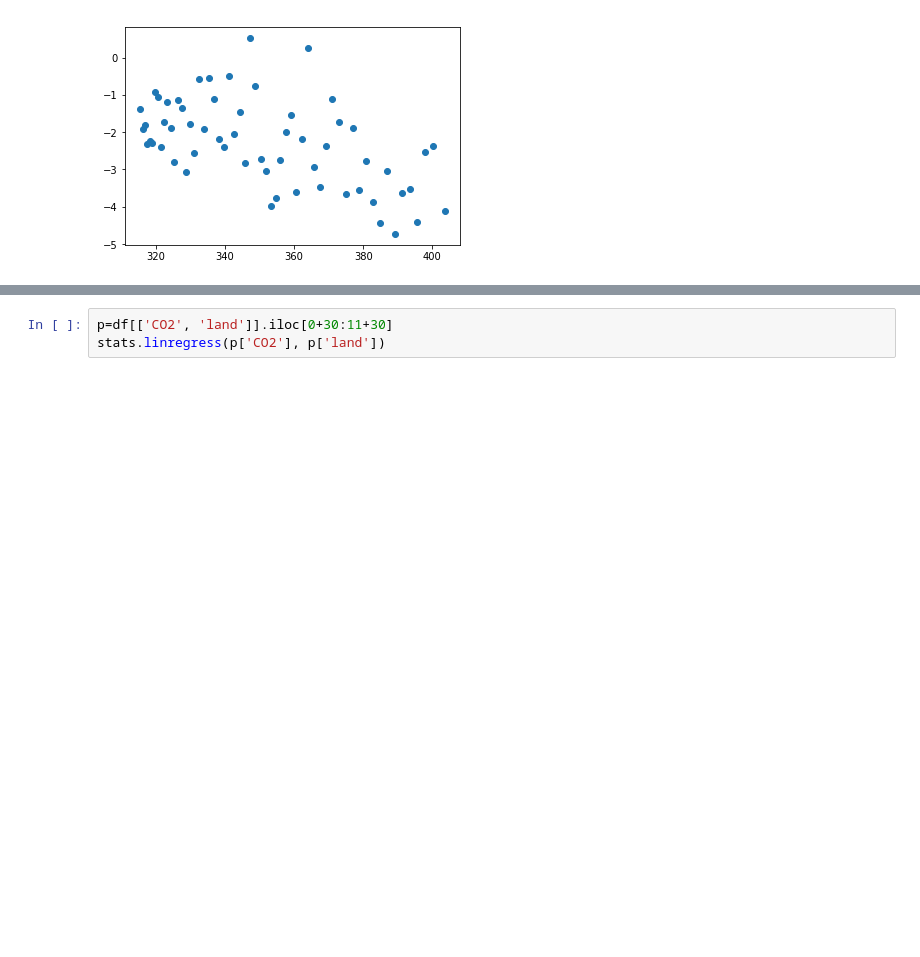
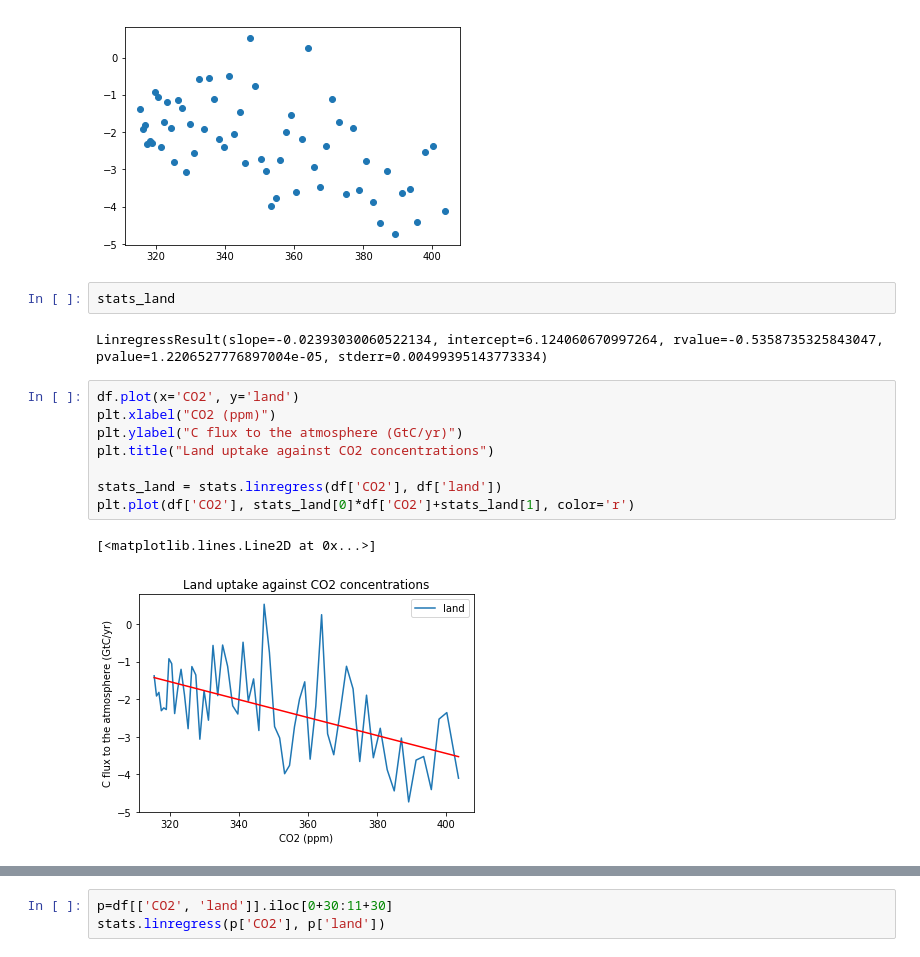
Before and after one commit to rursino/carbon-cycle-feedbacks, a Jupyter notebook: Peylin_flux/Notebooks/CO2_reg.ipynb, the cells around one changed output, grey strips where cells are left out. Drawn from its saved outputs; the diff is of its cells as text; blank space fills up the shorter version.

```diff
--- a/Peylin_flux/Notebooks/CO2_reg.ipynb
+++ b/Peylin_flux/Notebooks/CO2_reg.ipynb
@@ -66,3 +66,18 @@ plt.scatter(df.CO2, df['land'])
 # %% [output]
 <matplotlib.collections.PathCollection at 0x...>
 [figure]
+# %%
+stats_land
+# %% [output]
+LinregressResult(slope=-0.02393030060522134, intercept=6.124060670997264, rvalue=-0.5358735325843047, pvalue=1.2206527776897004e-05, stderr=0.00499395143773334)
+# %%
+df.plot(x='CO2', y='land')
+plt.xlabel("CO2 (ppm)")
+plt.ylabel("C flux to the atmosphere (GtC/yr)")
+plt.title("Land uptake against CO2 concentrations")
+
+stats_land = stats.linregress(df['CO2'], df['land'])
+plt.plot(df['CO2'], stats_land[0]*df['CO2']+stats_land[1], color='r')
+# %% [output]
+[<matplotlib.lines.Line2D at 0x...>]
+[figure, added]
```
Also changed, not shown: parts of 10 cells of this notebook, 2 other files.
